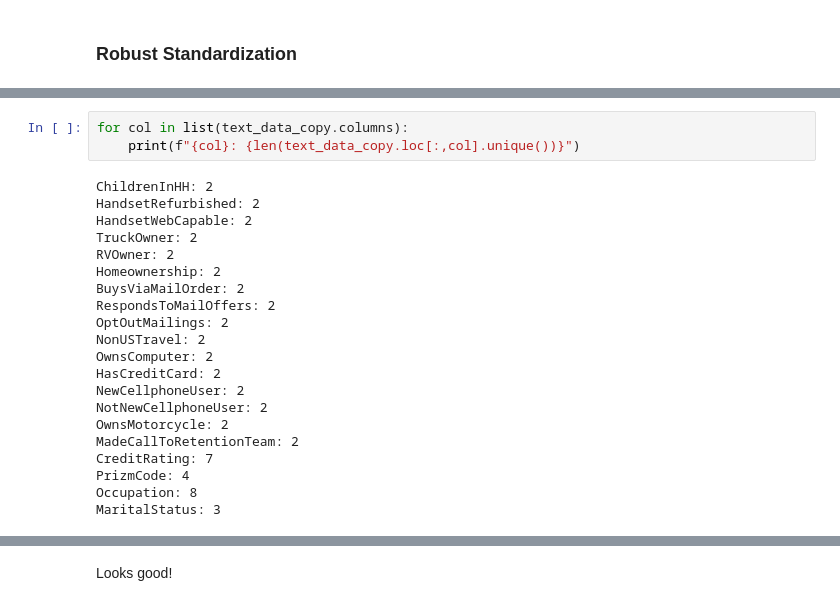
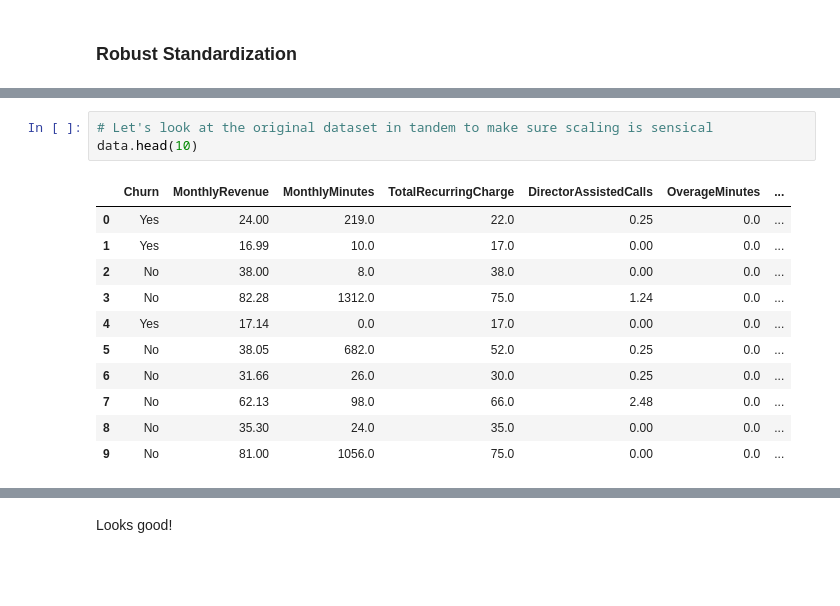
Before and after one commit to Kasheme/Data-Science, a Jupyter notebook: Telecom-Churn/Telecom Churn EDA notebook.ipynb, the cells around one changed output, grey strips where cells are left out. Drawn from its saved outputs; the diff is of its cells as text; blank space fills up the shorter version.

```diff
--- a/Telecom-Churn/Telecom Churn EDA notebook.ipynb
+++ b/Telecom-Churn/Telecom Churn EDA notebook.ipynb
@@ -633,24 +720,15 @@ text_data_copy.head()
-# %%
-for col in list(text_data_copy.columns):
-    print(f"{col}: {len(text_data_copy.loc[:,col].unique())}")
-# %% [output]
-ChildrenInHH: 2
-HandsetRefurbished: 2
-HandsetWebCapable: 2
-TruckOwner: 2
-RVOwner: 2
-Homeownership: 2
-BuysViaMailOrder: 2
-RespondsToMailOffers: 2
-OptOutMailings: 2
-NonUSTravel: 2
-OwnsComputer: 2
-HasCreditCard: 2
-NewCellphoneUser: 2
-NotNewCellphoneUser: 2
-OwnsMotorcycle: 2
-MadeCallToRetentionTeam: 2
-CreditRating: 7
-PrizmCode: 4
-Occupation: 8
-MaritalStatus: 3
+# %%
+# Let's look at the original dataset in tandem to make sure scaling is sensical
+data.head(10)
+# %% [output]
+|  | Churn | MonthlyRevenue | MonthlyMinutes | TotalRecurringCharge | DirectorAssistedCalls | OverageMinutes | ... |
+| 0 | Yes | 24.00 | 219.0 | 22.0 | 0.25 | 0.0 | ... |
+| 1 | Yes | 16.99 | 10.0 | 17.0 | 0.00 | 0.0 | ... |
+| 2 | No | 38.00 | 8.0 | 38.0 | 0.00 | 0.0 | ... |
+| 3 | No | 82.28 | 1312.0 | 75.0 | 1.24 | 0.0 | ... |
+| 4 | Yes | 17.14 | 0.0 | 17.0 | 0.00 | 0.0 | ... |
+| 5 | No | 38.05 | 682.0 | 52.0 | 0.25 | 0.0 | ... |
+| 6 | No | 31.66 | 26.0 | 30.0 | 0.25 | 0.0 | ... |
+| 7 | No | 62.13 | 98.0 | 66.0 | 2.48 | 0.0 | ... |
+| 8 | No | 35.30 | 24.0 | 35.0 | 0.00 | 0.0 | ... |
+| 9 | No | 81.00 | 1056.0 | 75.0 | 0.00 | 0.0 | ... |
```
Also changed, not shown: parts of 35 cells of this notebook, 2 other files.
